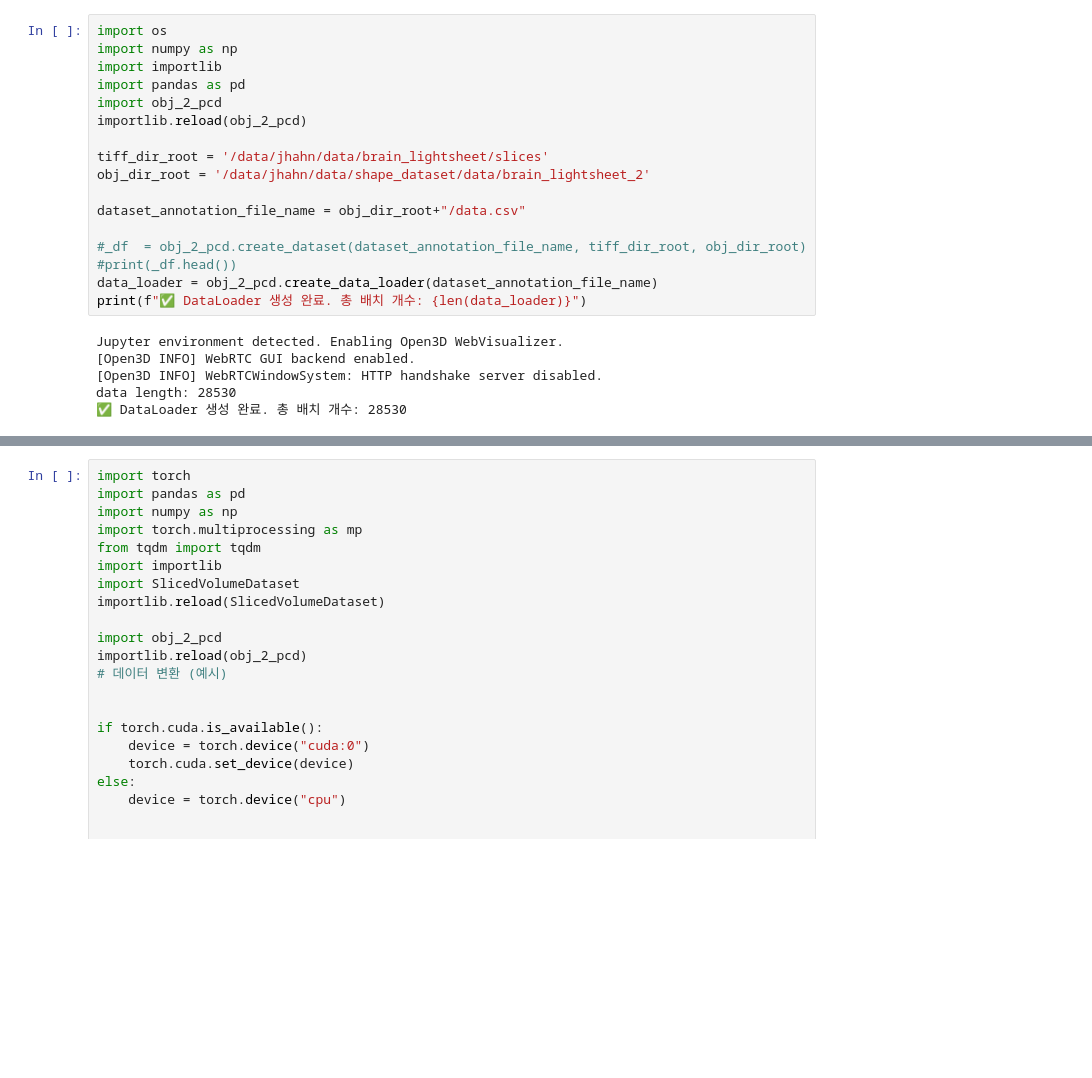
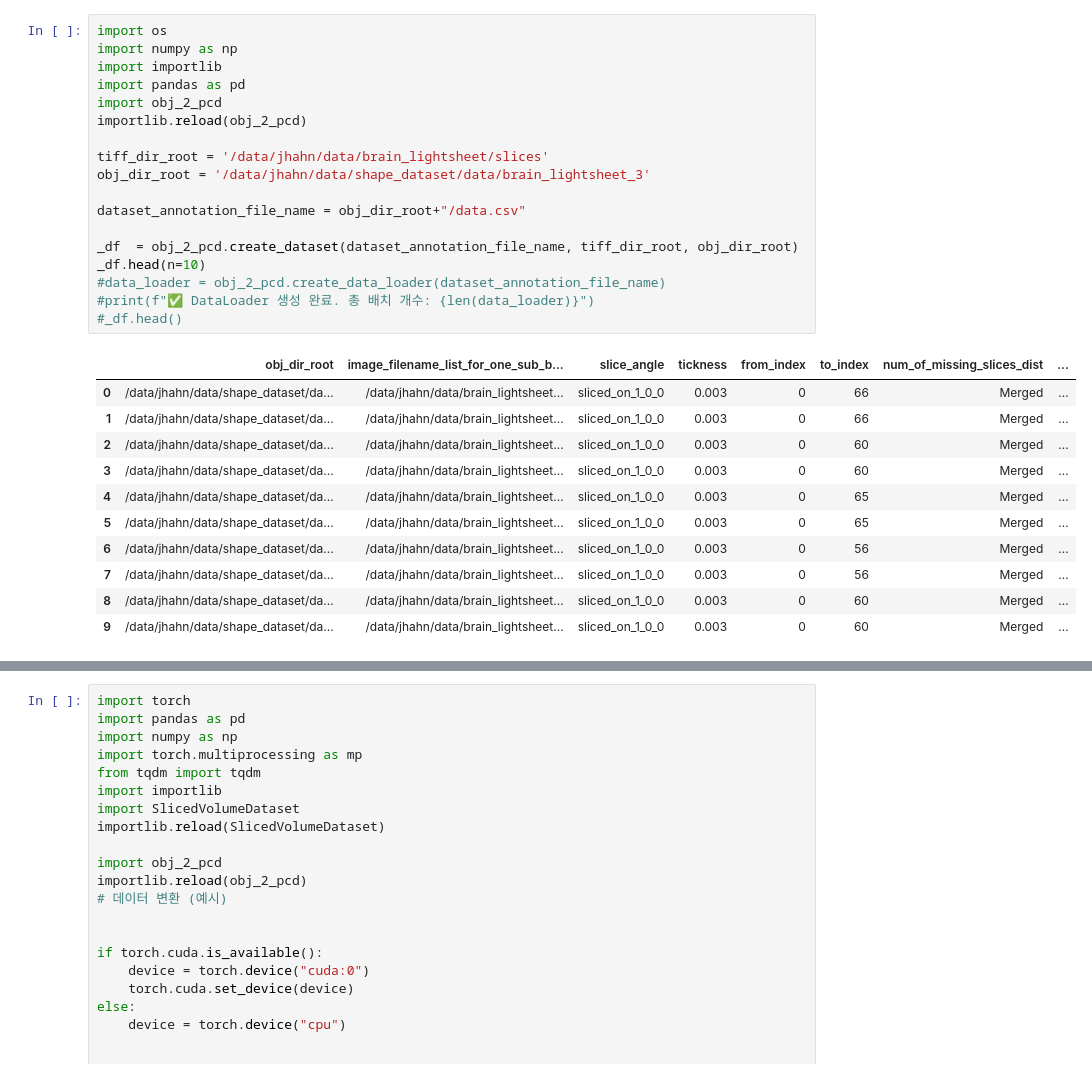
Before and after one commit to jhahncs/brain-slice-reconstruction, a Jupyter notebook: 2d_2_pcd/SlicedVolumeDataset.ipynb, the cells around one changed output, grey strips where cells are left out. Cells and saved outputs as stored; diff of their text form; blank space fills up the shorter version.

```diff
--- a/2d_2_pcd/SlicedVolumeDataset.ipynb
+++ b/2d_2_pcd/SlicedVolumeDataset.ipynb
@@ -1,23 +1,30 @@
 # %%
 import os
 import numpy as np
 import importlib
 import pandas as pd
 import obj_2_pcd
 importlib.reload(obj_2_pcd)
 
 tiff_dir_root = '/data/jhahn/data/brain_lightsheet/slices'
-obj_dir_root = '/data/jhahn/data/shape_dataset/data/brain_lightsheet_2'
+obj_dir_root = '/data/jhahn/data/shape_dataset/data/brain_lightsheet_3'
 
 dataset_annotation_file_name = obj_dir_root+"/data.csv"
 
-#_df  = obj_2_pcd.create_dataset(dataset_annotation_file_name, tiff_dir_root, obj_dir_root)
-#print(_df.head())
-data_loader = obj_2_pcd.create_data_loader(dataset_annotation_file_name)
-print(f"✅ DataLoader 생성 완료. 총 배치 개수: {len(data_loader)}")
+_df  = obj_2_pcd.create_dataset(dataset_annotation_file_name, tiff_dir_root, obj_dir_root)
+_df.head(n=10)
+#data_loader = obj_2_pcd.create_data_loader(dataset_annotation_file_name)
+#print(f"✅ DataLoader 생성 완료. 총 배치 개수: {len(data_loader)}")
+#_df.head()
 # %% [output]
-Jupyter environment detected. Enabling Open3D WebVisualizer.
-[Open3D INFO] WebRTC GUI backend enabled.
-[Open3D INFO] WebRTCWindowSystem: HTTP handshake server disabled.
-data length: 28530
-✅ DataLoader 생성 완료. 총 배치 개수: 28530
+|  | obj_dir_root | image_filename_list_for_one_sub_b... | slice_angle | tickness | from_index | to_index | num_of_missing_slices_dist | ... |
+| 0 | /data/jhahn/data/shape_dataset/da... | /data/jhahn/data/brain_lightsheet... | sliced_on_1_0_0 | 0.003 | 0 | 66 | Merged | ... |
+| 1 | /data/jhahn/data/shape_dataset/da... | /data/jhahn/data/brain_lightsheet... | sliced_on_1_0_0 | 0.003 | 0 | 66 | Merged | ... |
+| 2 | /data/jhahn/data/shape_dataset/da... | /data/jhahn/data/brain_lightsheet... | sliced_on_1_0_0 | 0.003 | 0 | 60 | Merged | ... |
+| 3 | /data/jhahn/data/shape_dataset/da... | /data/jhahn/data/brain_lightsheet... | sliced_on_1_0_0 | 0.003 | 0 | 60 | Merged | ... |
+| 4 | /data/jhahn/data/shape_dataset/da... | /data/jhahn/data/brain_lightsheet... | sliced_on_1_0_0 | 0.003 | 0 | 65 | Merged | ... |
+| 5 | /data/jhahn/data/shape_dataset/da... | /data/jhahn/data/brain_lightsheet... | sliced_on_1_0_0 | 0.003 | 0 | 65 | Merged | ... |
+| 6 | /data/jhahn/data/shape_dataset/da... | /data/jhahn/data/brain_lightsheet... | sliced_on_1_0_0 | 0.003 | 0 | 56 | Merged | ... |
+| 7 | /data/jhahn/data/shape_dataset/da... | /data/jhahn/data/brain_lightsheet... | sliced_on_1_0_0 | 0.003 | 0 | 56 | Merged | ... |
+| 8 | /data/jhahn/data/shape_dataset/da... | /data/jhahn/data/brain_lightsheet... | sliced_on_1_0_0 | 0.003 | 0 | 60 | Merged | ... |
+| 9 | /data/jhahn/data/shape_dataset/da... | /data/jhahn/data/brain_lightsheet... | sliced_on_1_0_0 | 0.003 | 0 | 60 | Merged | ... |
```
Also changed, not shown: parts of 1 cell of this notebook, 16 other files.
